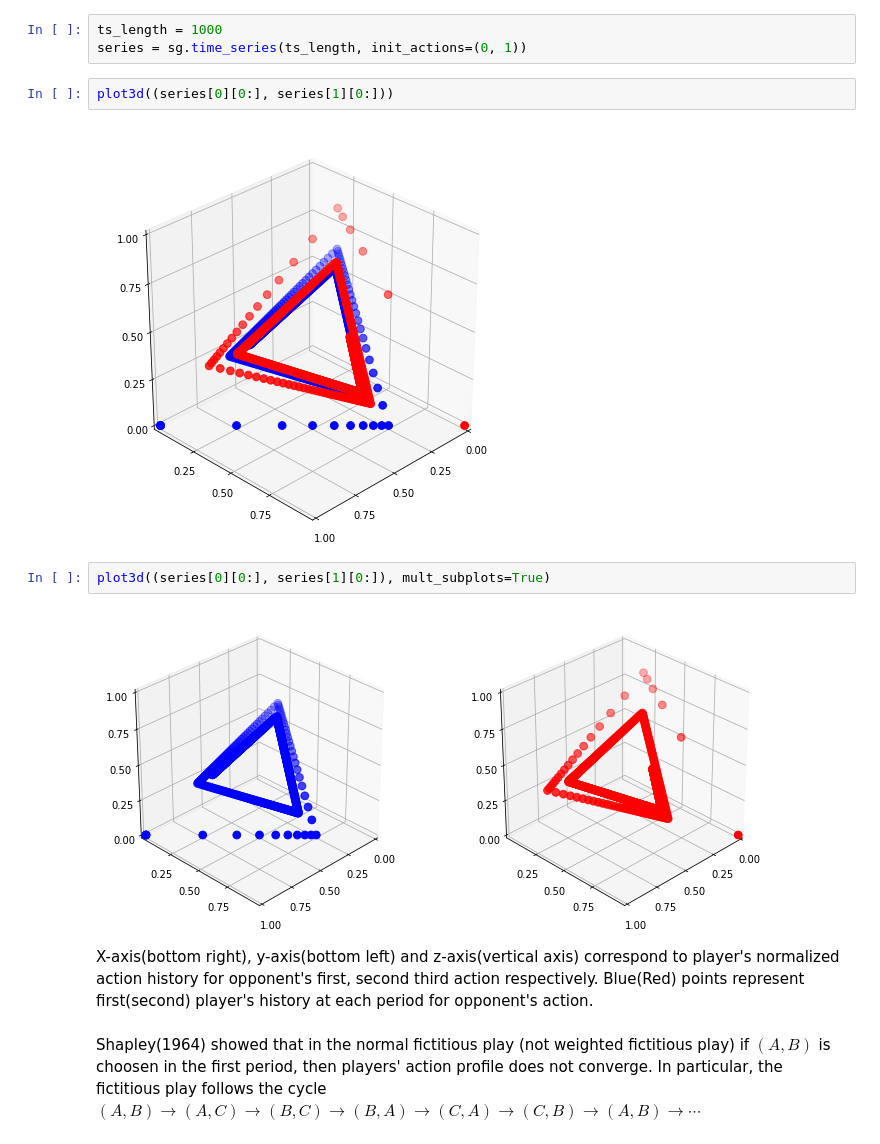
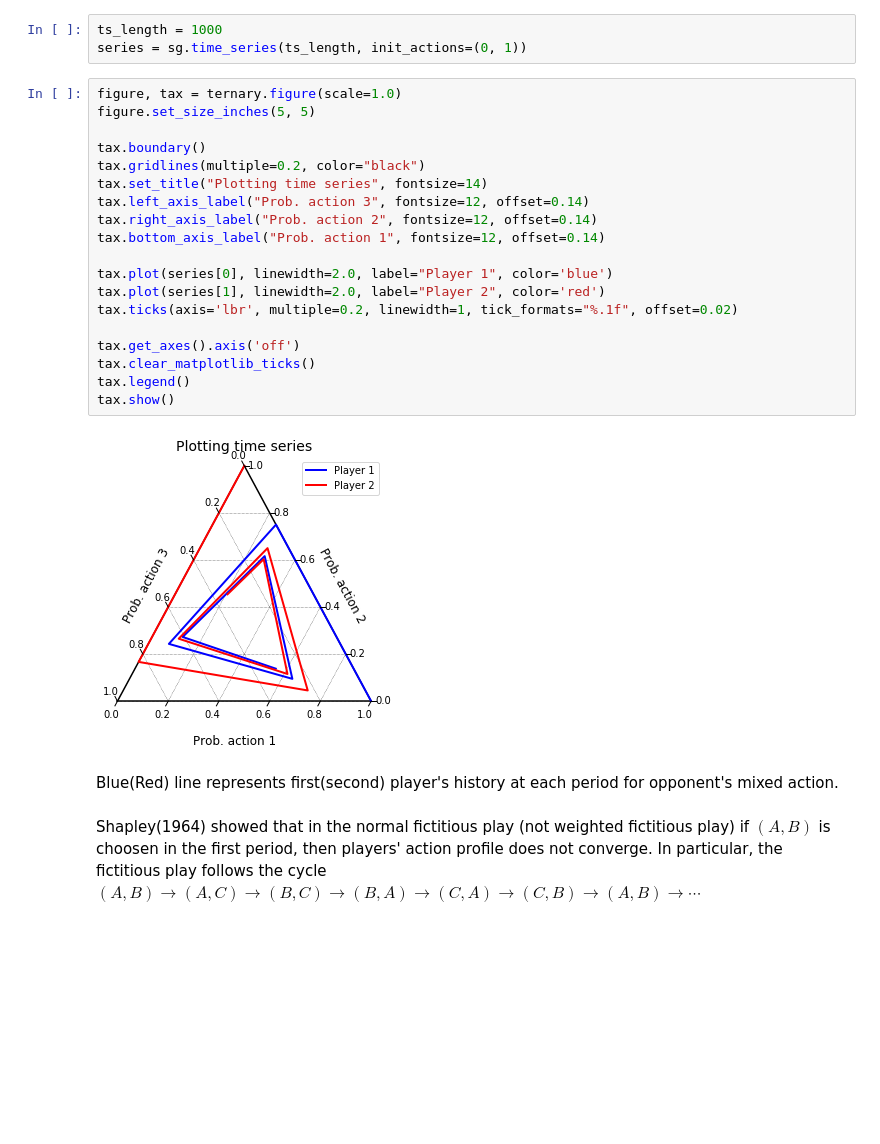
Before and after one commit to Yuya-Furusawa/game_theory_models, a Jupyter notebook: fictplay_ex01.ipynb, the cells around one changed output. Cells and saved outputs as stored; diff of their text form; blank space fills up the shorter version.

Commit message:
Use python-ternary

```diff
--- a/fictplay_ex01.ipynb
+++ b/fictplay_ex01.ipynb
@@ -244,17 +213,29 @@ Let's simulate the convergence of players' mixed action profile in this model.
 # %%
 ts_length = 1000
 series = sg.time_series(ts_length, init_actions=(0, 1))
-# %%
-plot3d((series[0][0:], series[1][0:]))
-# %% [output]
-[figure, removed]
-# %%
-plot3d((series[0][0:], series[1][0:]), mult_subplots=True)
-# %% [output]
-[figure, removed]
-# %% [markdown]
-X-axis(bottom right), y-axis(bottom left) and z-axis(vertical axis) correspond to player's normalized action history for opponent's first, second third action respectively.
-Blue(Red) points represent first(second) player's history at each period for opponent's action.
+# %%
+figure, tax = ternary.figure(scale=1.0)
+figure.set_size_inches(5, 5)
+
+tax.boundary()
+tax.gridlines(multiple=0.2, color="black")
+tax.set_title("Plotting time series", fontsize=14)
+tax.left_axis_label("Prob. action 3", fontsize=12, offset=0.14)
+tax.right_axis_label("Prob. action 2", fontsize=12, offset=0.14)
+tax.bottom_axis_label("Prob. action 1", fontsize=12, offset=0.14)
+
+tax.plot(series[0], linewidth=2.0, label="Player 1", color='blue')
+tax.plot(series[1], linewidth=2.0, label="Player 2", color='red')
+tax.ticks(axis='lbr', multiple=0.2, linewidth=1, tick_formats="%.1f", offset=0.02)
+
+tax.get_axes().axis('off')
+tax.clear_matplotlib_ticks()
+tax.legend()
+tax.show()
+# %% [output]
+[figure, added]
+# %% [markdown]
+Blue(Red) line represents first(second) player's history at each period for opponent's  mixed action.
 # %% [markdown]
 Shapley(1964) showed that in the normal fictitious play (not weighted fictitious play) if $(A, B)$ is choosen in the first period, then players' action profile does not converge. In particular, the fictitious play follows the cycle $(A, B) \rightarrow (A, C) \rightarrow (B, C) \rightarrow (B,A) \rightarrow (C,A) \rightarrow (C, B) \rightarrow (A, B) \rightarrow \cdots$
 # %% [markdown]
```
Also changed, not shown: parts of 10 cells of this notebook.
